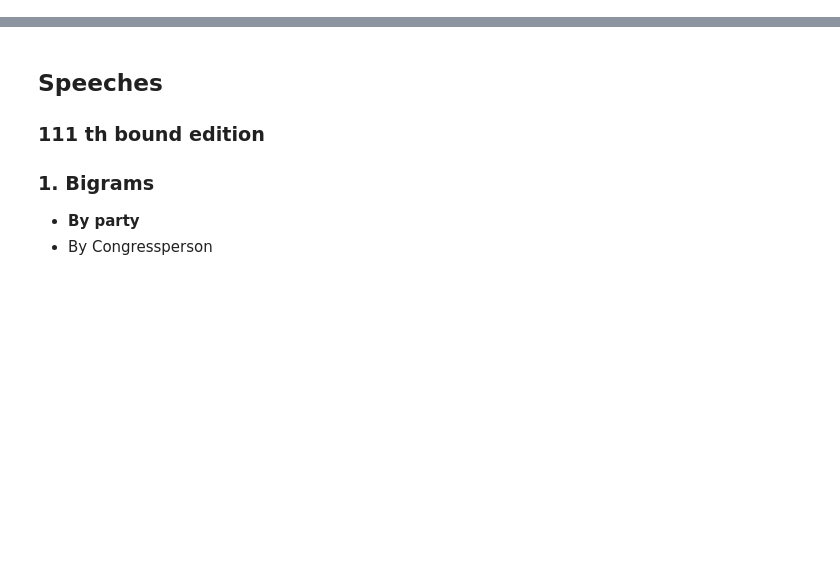
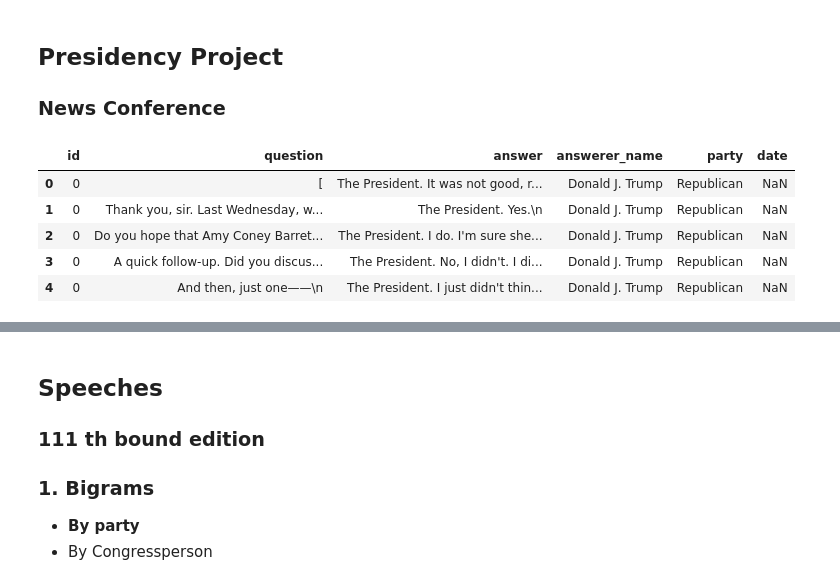
Before and after one commit to rostro36/Partisan-Responses, a Jupyter notebook: 02_Data_Exploration.ipynb, the cells around one changed output, grey strips where cells are left out. Cells and saved outputs as stored; diff of their text form; code cells hidden in the pictures; blank space fills up the shorter version.

```diff
--- a/02_Data_Exploration.ipynb
+++ b/02_Data_Exploration.ipynb
@@ -8,3 +8,16 @@ os.chdir('/content/drive/My Drive/Partisan-Responses-master')
 import pandas as pd
 import os
 import matplotlib.pyplot as plt
+# %% [markdown]
+## Presidency Project
+### News Conference
+# %%
+conf = pd.read_csv("data/presidency_project/president_newsconference.csv")
+conf.head()
+# %% [output]
+|  | id | question | answer | answerer_name | party | date |
+| 0 | 0 | [ | The President. It was not good, r... | Donald J. Trump | Republican | NaN |
+| 1 | 0 | Thank you, sir. Last Wednesday, w... | The President. Yes.\n | Donald J. Trump | Republican | NaN |
+| 2 | 0 | Do you hope that Amy Coney Barret... | The President. I do. I'm sure she... | Donald J. Trump | Republican | NaN |
+| 3 | 0 | A quick follow-up. Did you discus... | The President. No, I didn't. I di... | Donald J. Trump | Republican | NaN |
+| 4 | 0 | And then, just one——\n | The President. I just didn't thin... | Donald J. Trump | Republican | NaN |
```
Also changed, not shown: parts of 1 cell of this notebook, 9 other files.
